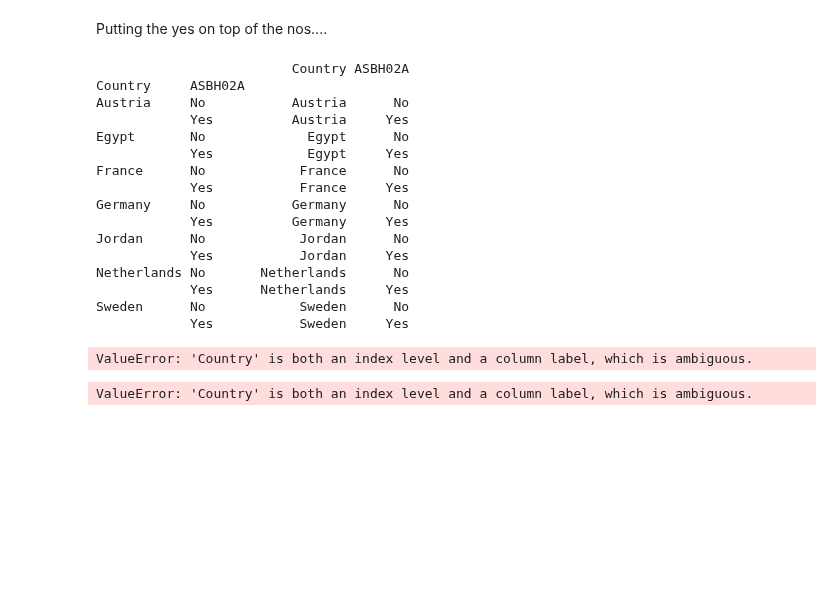
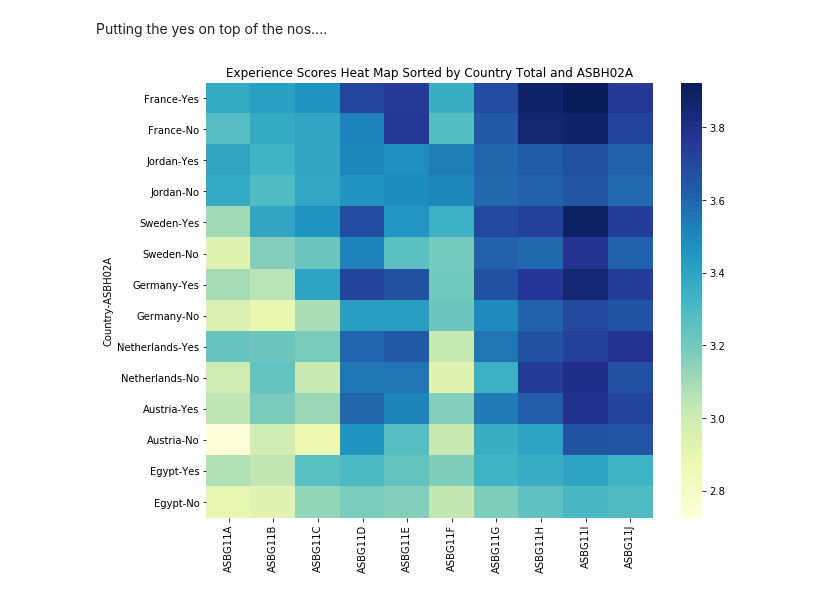
Before and after one commit to SophieESpencer/Comparison, a Jupyter notebook: Practice Analysis 2 25.5.24.ipynb, the cells around one changed output. Cells and saved outputs as stored; diff of their text form; code cells hidden in the pictures; blank space fills up the shorter version.

```diff
--- a/Practice Analysis 2 25.5.24.ipynb
+++ b/Practice Analysis 2 25.5.24.ipynb
@@ -255,48 +285,31 @@ ASBG11J	GEN\HOW OFTEN\THREATENED ME\
 YlGnBu seems to be a more intuitive colour mapping
 # %% [markdown]
 Putting the yes on top of the nos....
-# %%
-# Create a custom sorter for ASBH02A
-asbh02a_sorter = ['Yes', 'No']
-
-# Get the current index as a DataFrame for sorting
-index_df = pivot_df_experienceinschool.index.to_frame()
-print(index_df)
-# %% [output]
-                         Country ASBH02A
-Country     ASBH02A
-Austria     No           Austria      No
-            Yes          Austria     Yes
-Egypt       No             Egypt      No
-            Yes            Egypt     Yes
-France      No            France      No
-            Yes           France     Yes
-Germany     No           Germany      No
-            Yes          Germany     Yes
-Jordan      No            Jordan      No
-            Yes           Jordan     Yes
-Netherlands No       Netherlands      No
-            Yes      Netherlands     Yes
-Sweden      No            Sweden      No
-            Yes           Sweden     Yes
-# %%
-# Sort the DataFrame first by Country using the sorted_countries and then by ASBH02A using the custom sorter
-index_df['Country'] = pd.Categorical(index_df['Country'], categories=sorted_countries, ordered=True)
-index_df['ASBH02A'] = pd.Categorical(index_df['ASBH02A'], categories=asbh02a_sorter, ordered=True)
-index_df = index_df.sort_values(by=['Country', 'ASBH02A'])
-# %% [output]
-ValueError: 'Country' is both an index level and a column label, which is ambiguous.
 # %%
+# Create a custom sorter for ASBH02A
+asbh02a_sorter = ['Yes', 'No']
 
+# Get the current index as a DataFrame for sorting
+index_df = pivot_df_experienceinschool.index.to_frame()
 
+# Rename the columns to avoid conflict
+index_df = index_df.rename(columns={'Country': 'Country_', 'ASBH02A': 'ASBH02A_'})
+
+# Sort the DataFrame first by Country using the sorted_countries and then by ASBH02A using the custom sorter
+index_df['Country_'] = pd.Categorical(index_df['Country_'], categories=sorted_countries, ordered=True)
+index_df['ASBH02A_'] = pd.Categorical(index_df['ASBH02A_'], categories=asbh02a_sorter, ordered=True)
+index_df = index_df.sort_values(by=['Country_', 'ASBH02A_'])
 
 # Reindex the pivot table using the sorted index
 sorted_pivot_df = pivot_df_experienceinschool.loc[index_df.index]
 
+# Drop the Total column after sorting (if needed)
+sorted_pivot_df = sorted_pivot_df.drop(columns='Total')
+
 # Plot the heat map
 plt.figure(figsize=(10, 8))
-sns.heatmap(sorted_pivot_df, annot=True, cmap='YlGnBu')
-plt.title('Experience in School Heat Map Sorted by Country Total and ASBH02A')
+sns.heatmap(sorted_pivot_df, annot=False, cmap='YlGnBu')
+plt.title('Experience Scores Heat Map Sorted by Country Total and ASBH02A')
 plt.show()
 # %% [output]
-ValueError: 'Country' is both an index level and a column label, which is ambiguous.
+[figure, added]
```
Also changed, not shown: parts of 5 cells of this notebook.
